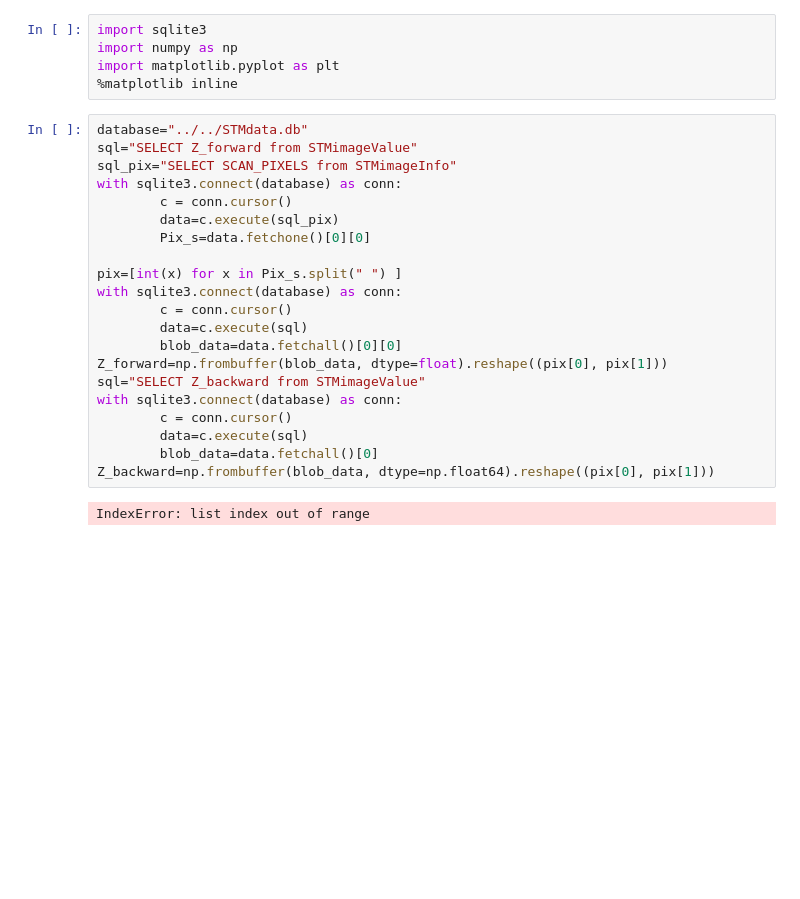
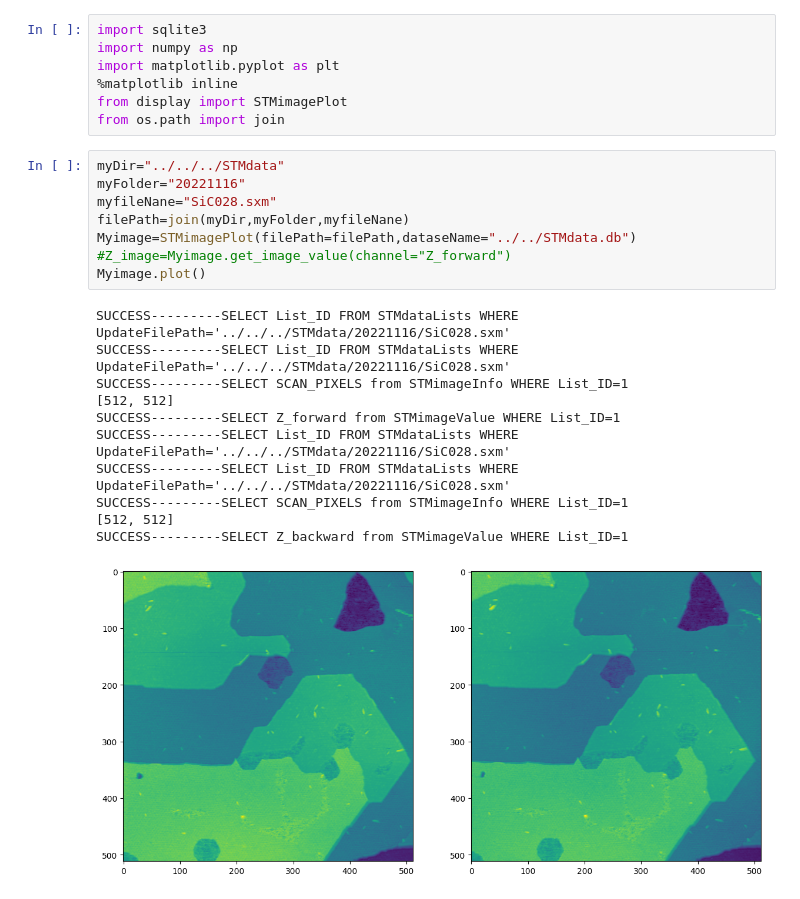
Before and after one commit to ShaJiuquan/Data_processing, a Jupyter notebook: Display/display.ipynb, the cells around one changed output. Saved outputs shown, nothing was run; the diff lists cells and outputs as text; blank space fills up the shorter version.

Commit message:
show image in display

```diff
--- a/Display/display.ipynb
+++ b/Display/display.ipynb
@@ -3,26 +3,25 @@ import sqlite3
 import numpy as np
 import matplotlib.pyplot as plt
 %matplotlib inline
+from display import STMimagePlot
+from os.path import join
-# %%
-database="../../STMdata.db"
-sql="SELECT Z_forward from STMimageValue"
-sql_pix="SELECT SCAN_PIXELS from STMimageInfo"
-with sqlite3.connect(database) as conn:
-        c = conn.cursor()
-        data=c.execute(sql_pix)
-        Pix_s=data.fetchone()[0][0]
-
-pix=[int(x) for x in Pix_s.split(" ") ]
-with sqlite3.connect(database) as conn:
-        c = conn.cursor()
-        data=c.execute(sql)
-        blob_data=data.fetchall()[0][0]
-Z_forward=np.frombuffer(blob_data, dtype=float).reshape((pix[0], pix[1]))
-sql="SELECT Z_backward from STMimageValue"
-with sqlite3.connect(database) as conn:
-        c = conn.cursor()
-        data=c.execute(sql)
-        blob_data=data.fetchall()[0]
-Z_backward=np.frombuffer(blob_data, dtype=np.float64).reshape((pix[0], pix[1]))
-# %% [output]
-IndexError: list index out of range
+# %%
+myDir="../../../STMdata"
+myFolder="20221116"
+myfileNane="SiC028.sxm"
+filePath=join(myDir,myFolder,myfileNane)
+Myimage=STMimagePlot(filePath=filePath,dataseName="../../STMdata.db")
+#Z_image=Myimage.get_image_value(channel="Z_forward")
+Myimage.plot()
+# %% [output]
+SUCCESS---------SELECT List_ID FROM STMdataLists WHERE UpdateFilePath='../../../STMdata/20221116/SiC028.sxm'
+SUCCESS---------SELECT List_ID FROM STMdataLists WHERE UpdateFilePath='../../../STMdata/20221116/SiC028.sxm'
+SUCCESS---------SELECT SCAN_PIXELS from STMimageInfo WHERE List_ID=1
+[512, 512]
+SUCCESS---------SELECT Z_forward from STMimageValue WHERE List_ID=1
+SUCCESS---------SELECT List_ID FROM STMdataLists WHERE UpdateFilePath='../../../STMdata/20221116/SiC028.sxm'
+SUCCESS---------SELECT List_ID FROM STMdataLists WHERE UpdateFilePath='../../../STMdata/20221116/SiC028.sxm'
+SUCCESS---------SELECT SCAN_PIXELS from STMimageInfo WHERE List_ID=1
+[512, 512]
+SUCCESS---------SELECT Z_backward from STMimageValue WHERE List_ID=1
+[figure, added]
```
Also changed, not shown: 5 other files.
